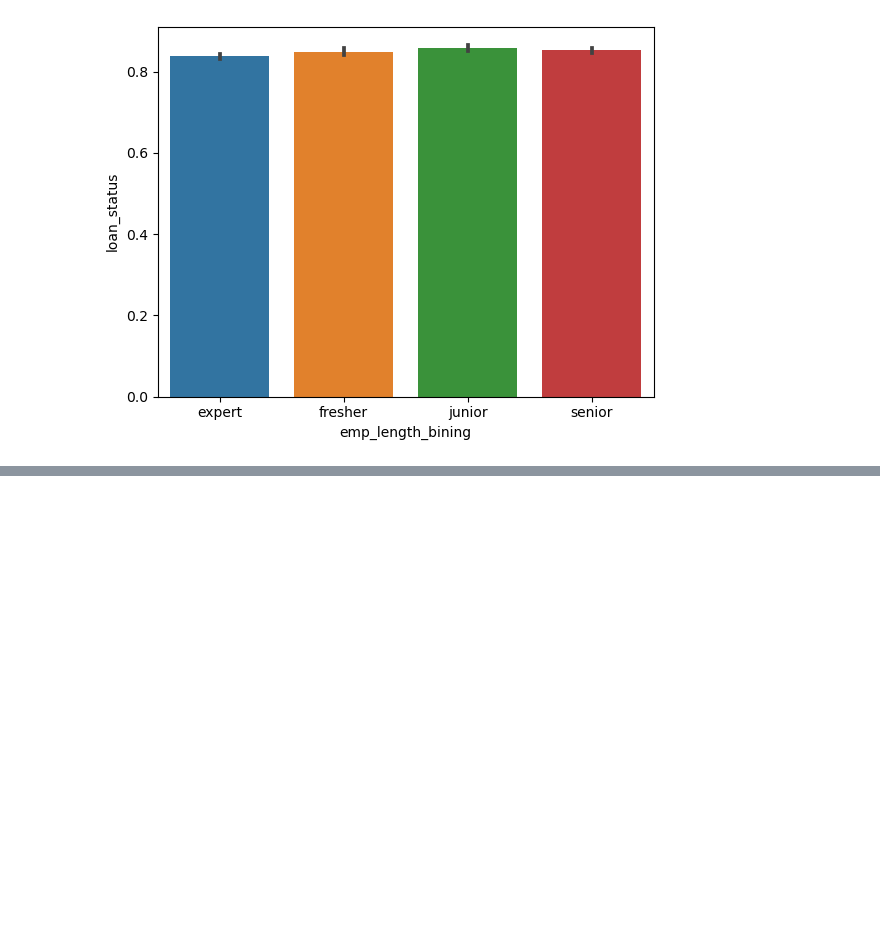
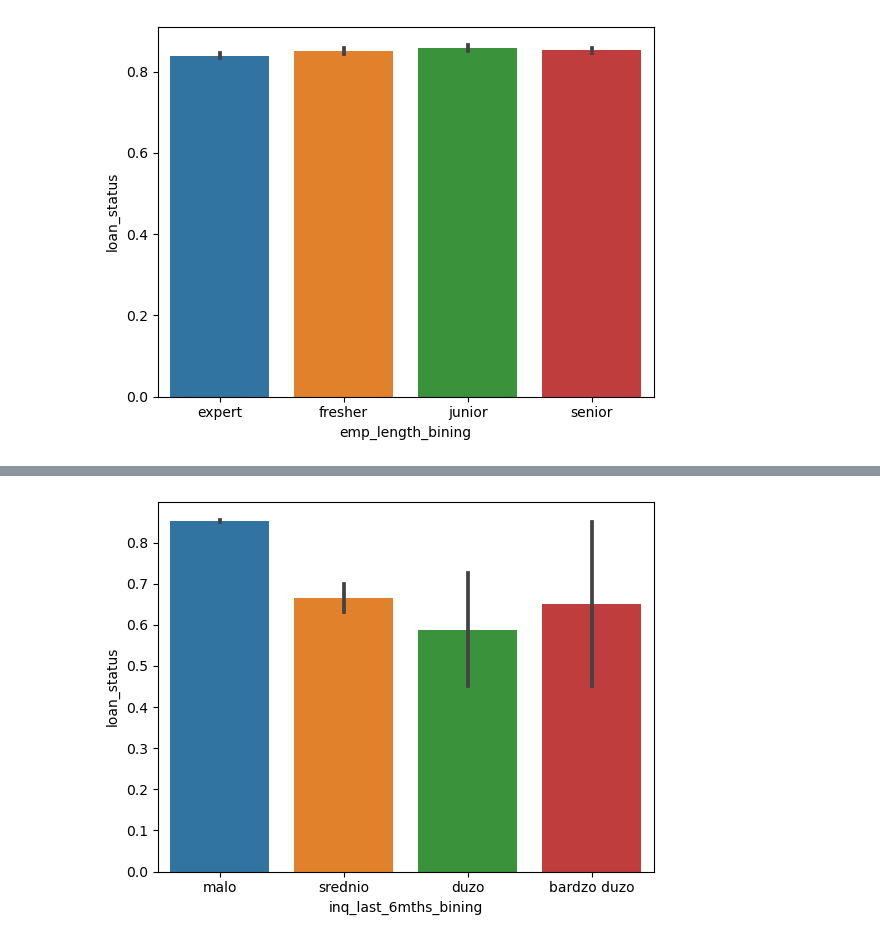
Before and after one commit to magdamarzec/SQL, a Jupyter notebook: future eng.ipynb, the cells around one changed output, grey strips where cells are left out. Saved outputs shown, nothing was run; the diff lists cells and outputs as text; code cells hidden in the pictures; blank space fills up the shorter version.

```diff
--- a/future eng.ipynb
+++ b/future eng.ipynb
@@ -1016,7 +1004,7 @@ def conditions(df):
     else:
         return 0
 # %%
-df['duzy_kredyt'] = df.apply(conditions, axis=1)
+df['duzy_kredyt'] = df.apply(duzy_kredyt, axis=1)
 # %%
 df['duzy_kredyt']
 # %% [output]
@@ -1239,0 +1202,2 @@ loan_prev.head().T
+# %%
+df['inq_last_6mths'] = pd.to_numeric(df['inq_last_6mths'], errors='coerce').convert_dtypes()
@@ -1239,0 +1224,17 @@ loan_prev.head().T
+# %%
+def inq_last_6mths(n):
+    if n <= 5:
+        return 'malo'
+    elif n > 5 and n <= 10:
+        return 'srednio'
+    elif n > 10 and n <= 15:
+        return 'duzo'
+    else:
+        return 'bardzo duzo'
+# %%
+df['inq_last_6mths_bining'] = df['inq_last_6mths'].apply(lambda x: inq_last_6mths(x))
+# %%
+sns.barplot(x='inq_last_6mths_bining', y='loan_status', data=df)
+plt.show()
+# %% [output]
+[figure, added]
```
Also changed, not shown: parts of 130 cells of this notebook.
